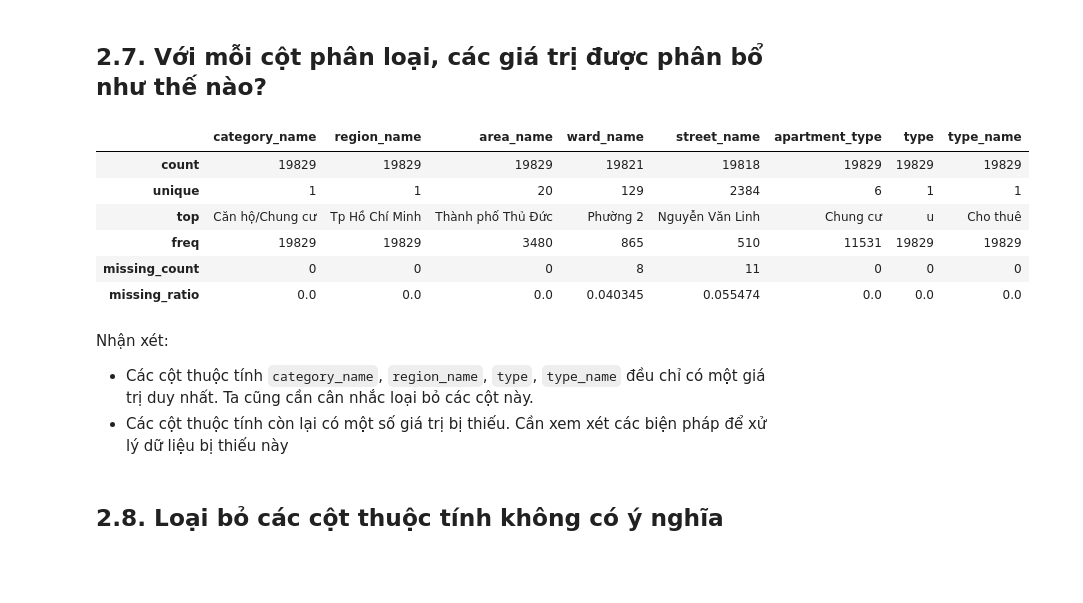
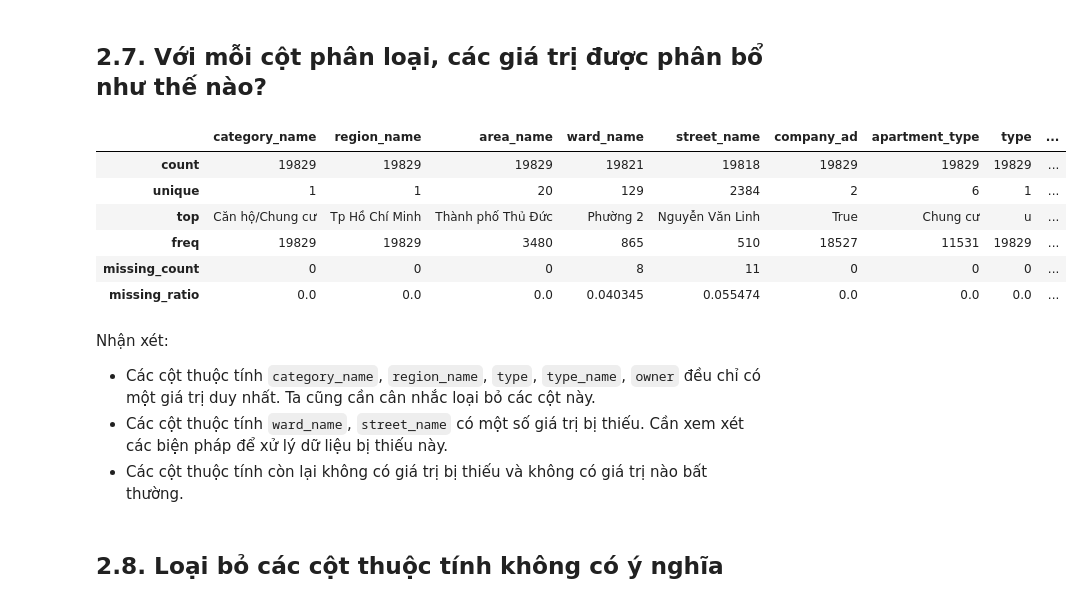
Before and after one commit to HoangNguyen31/Project_Applications-of-Intelligent-Data-Analysis, a Jupyter notebook: source_code/GĐ2_Data_Preprocessing.ipynb, the cells around one changed output. Cells and saved outputs as stored; diff of their text form; code cells hidden in the pictures; blank space fills up the shorter version.

```diff
--- a/source_code/GĐ2_Data_Preprocessing.ipynb
+++ b/source_code/GĐ2_Data_Preprocessing.ipynb
@@ -159,23 +159,24 @@ Nhận xét:
 # %% [markdown]
 ## **2.7. Với mỗi cột phân loại, các giá trị được phân bổ như thế nào?**
 # %%
-object_df = df.select_dtypes(include="object")
+object_df = df.select_dtypes(include=["object", "bool"])
 object_col_df = object_df.describe()
 object_col_df.loc["missing_count"] = object_df.isna().sum()
 object_col_df.loc["missing_ratio"] = (object_df.isna().sum() / object_df.shape[0]) * 100
 object_col_df
 # %% [output]
-|  | category_name | region_name | area_name | ward_name | street_name | apartment_type | type | type_name |
-| count | 19829 | 19829 | 19829 | 19821 | 19818 | 19829 | 19829 | 19829 |
-| unique | 1 | 1 | 20 | 129 | 2384 | 6 | 1 | 1 |
-| top | Căn hộ/Chung cư | Tp Hồ Chí Minh | Thành phố Thủ Đức | Phường 2 | Nguyễn Văn Linh | Chung cư | u | Cho thuê |
-| freq | 19829 | 19829 | 3480 | 865 | 510 | 11531 | 19829 | 19829 |
-| missing_count | 0 | 0 | 0 | 8 | 11 | 0 | 0 | 0 |
-| missing_ratio | 0.0 | 0.0 | 0.0 | 0.040345 | 0.055474 | 0.0 | 0.0 | 0.0 |
+|  | category_name | region_name | area_name | ward_name | street_name | company_ad | apartment_type | type | ... |
+| count | 19829 | 19829 | 19829 | 19821 | 19818 | 19829 | 19829 | 19829 | ... |
+| unique | 1 | 1 | 20 | 129 | 2384 | 2 | 6 | 1 | ... |
+| top | Căn hộ/Chung cư | Tp Hồ Chí Minh | Thành phố Thủ Đức | Phường 2 | Nguyễn Văn Linh | True | Chung cư | u | ... |
+| freq | 19829 | 19829 | 3480 | 865 | 510 | 18527 | 11531 | 19829 | ... |
+| missing_count | 0 | 0 | 0 | 8 | 11 | 0 | 0 | 0 | ... |
+| missing_ratio | 0.0 | 0.0 | 0.0 | 0.040345 | 0.055474 | 0.0 | 0.0 | 0.0 | ... |
 # %% [markdown]
 Nhận xét:
-- Các cột thuộc tính `category_name`,	`region_name`, `type`, `type_name` đều chỉ có một giá trị duy nhất. Ta cũng cần cân nhắc loại bỏ các cột này.
-- Các cột thuộc tính còn lại có một số giá trị bị thiếu. Cần xem xét các biện pháp để xử lý dữ liệu bị thiếu này
+- Các cột thuộc tính `category_name`,	`region_name`, `type`, `type_name`, `owner` đều chỉ có một giá trị duy nhất. Ta cũng cần cân nhắc loại bỏ các cột này.
+- Các cột thuộc tính `ward_name`, `street_name` có một số giá trị bị thiếu. Cần xem xét các biện pháp để xử lý dữ liệu bị thiếu này.
+- Các cột thuộc tính còn lại không có giá trị bị thiếu và không có giá trị nào bất thường.
 # %% [markdown]
 ## **2.8. Loại bỏ các cột thuộc tính không có ý nghĩa**
 # %%
```
Also changed, not shown: parts of 3 cells of this notebook.
